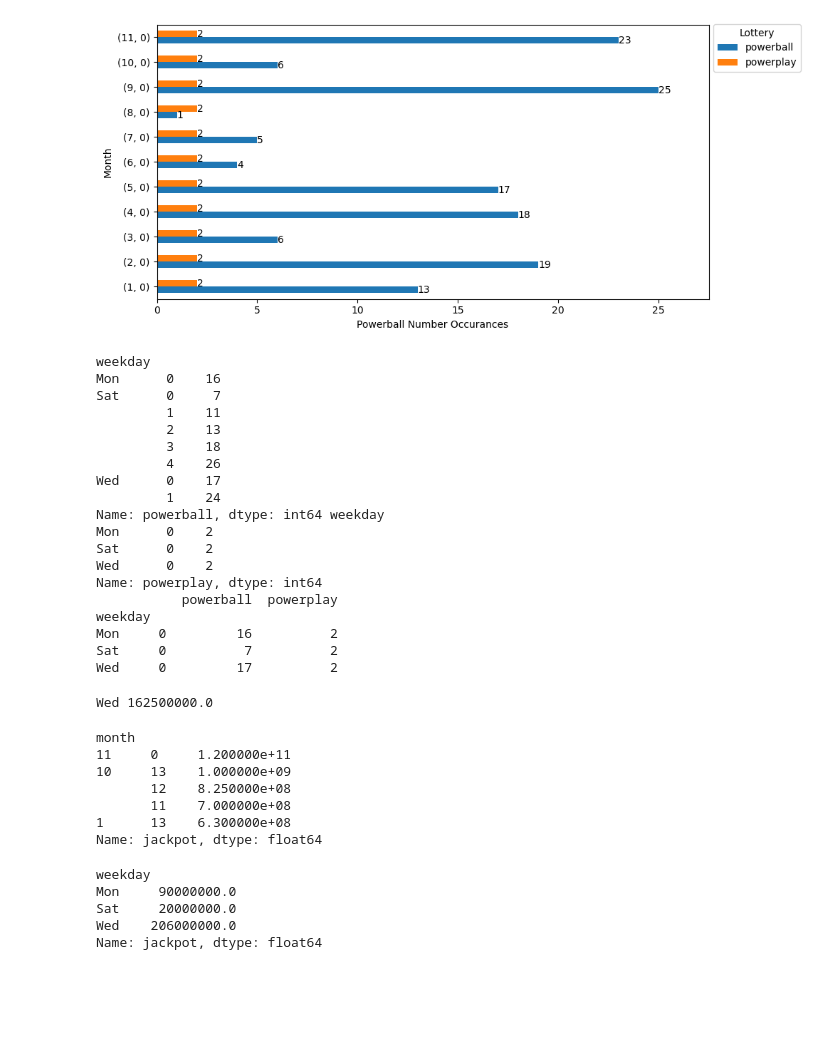
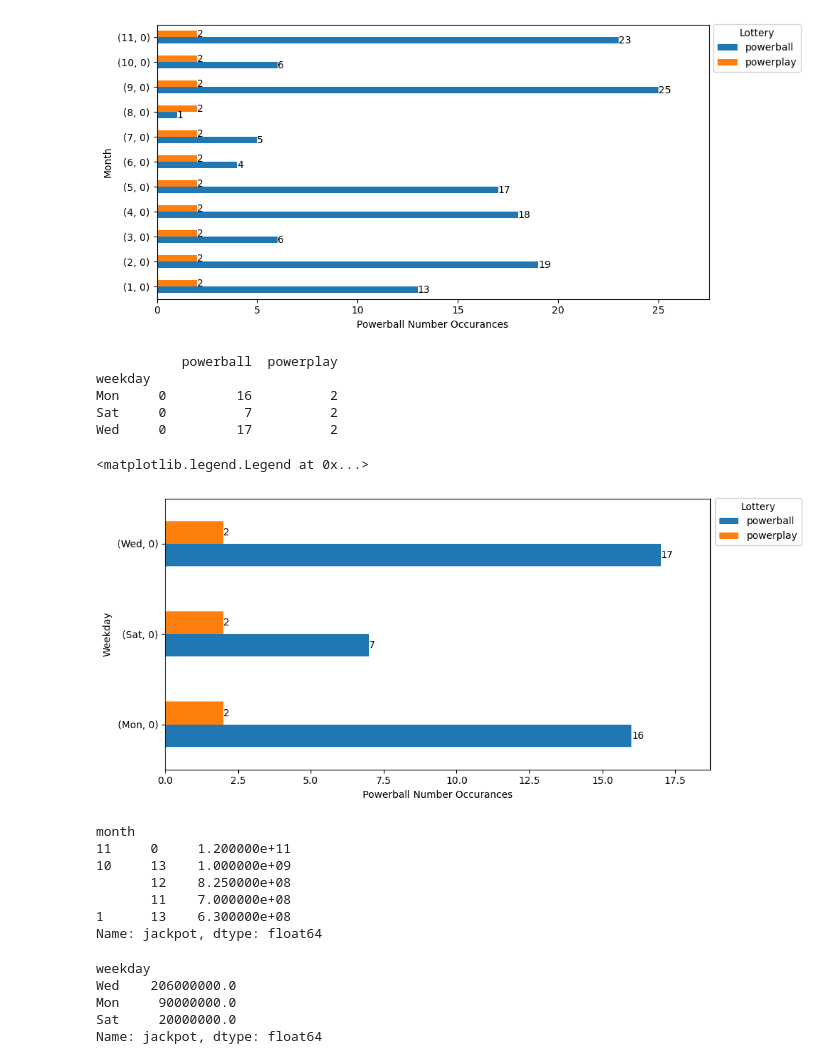
Before and after one commit to JLaydeJ/Project_1, a Jupyter notebook: 2020-2022 Washington State Lottery.ipynb, the cells around one changed output. Cells and saved outputs as stored; diff of their text form; code cells hidden in the pictures; blank space fills up the shorter version.

Commit message:
finalized the group notebook

```diff
--- a/2020-2022 Washington State Lottery.ipynb
+++ b/2020-2022 Washington State Lottery.ipynb
@@ -619,45 +617,26 @@ pp_day_2022 = df_2022[['weekday','powerplay']]
 pb_day_counts2022 = pb_day_2022.groupby('weekday')['powerball'].apply(lambda x: x.mode())
 pp_day_counts2022 = pp_day_2022.groupby('weekday')['powerplay'].apply(lambda x: x.mode())
 
-print(pb_day_counts2022,pp_day_counts2022)
+
 modes_day_2022 = pd.merge(pb_day_counts2022, pp_day_counts2022,left_index=True, right_index=True)
+
 print(modes_day_2022)
-# data = modes_day_2022.plot(kind = 'barh', ylabel = 'Weekday', figsize = (10,5))
-# data.set(xlabel = 'Powerball Number Occurances')
-# for c in data.containers:
-#     data.bar_label(c, fmt = '%.0f', label_type = 'edge')
-# data.margins(x = 0.1)
-# data.legend(title = 'Lottery', bbox_to_anchor = (1, 1.02), loc = 'upper left')
 # %% [output]
-weekday
-Mon      0    16
-Sat      0     7
-         1    11
-         2    13
-         3    18
-         4    26
-Wed      0    17
-         1    24
-Name: powerball, dtype: int64 weekday
-Mon      0    2
-Sat      0    2
-Wed      0    2
-Name: powerplay, dtype: int64
            powerball  powerplay
 weekday
 Mon     0         16          2
 Sat     0          7          2
 Wed     0         17          2
-# %%
-#day highest jackpot for weekday
-day_jackpot_2022df = df_2022[['weekday','jackpot']]
-
-day_jackpot2022amt = day_jackpot_2022df.groupby('weekday')['jackpot'].median().max()
-day_jackpot2022day = day_jackpot_2022df.groupby('weekday')['jackpot'].median().idxmax()
-
-print(day_jackpot2022day, day_jackpot2022amt)
-# %% [output]
-Wed 162500000.0
+# %%
+data = modes_day_2022.plot(kind = 'barh', ylabel = 'Weekday', figsize = (10,5))
+data.set(xlabel = 'Powerball Number Occurances')
+for c in data.containers:
+    data.bar_label(c, fmt = '%.0f', label_type = 'edge')
+data.margins(x = 0.1)
+data.legend(title = 'Lottery', bbox_to_anchor = (1, 1.02), loc = 'upper left')
+# %% [output]
+<matplotlib.legend.Legend at 0x...>
+[figure, added]
 # %%
 #highest dollar months, top 5.  Question 4
 months_2022df = df_2022[['month','jackpot']]
@@ -682,12 +661,11 @@ days_mode2022 = days_2022df.groupby('weekday')['jackpot'].apply(lambda x: x.mode
 days_list2022 = days_mode2022.sort_values(ascending = False)
 
 days_list2022
-days_mods2022
 # %% [output]
 weekday
+Wed    206000000.0
 Mon     90000000.0
 Sat     20000000.0
-Wed    206000000.0
 Name: jackpot, dtype: float64
 # %%
 # ++++++++++++++++++++++++++++++++++++++++++++++QUESTIONS WITH COMBINED YEARS++++++++++++++++++++++++++++++++++++++++++++++++
```
Also changed, not shown: parts of 14 cells of this notebook, 4 other files.
